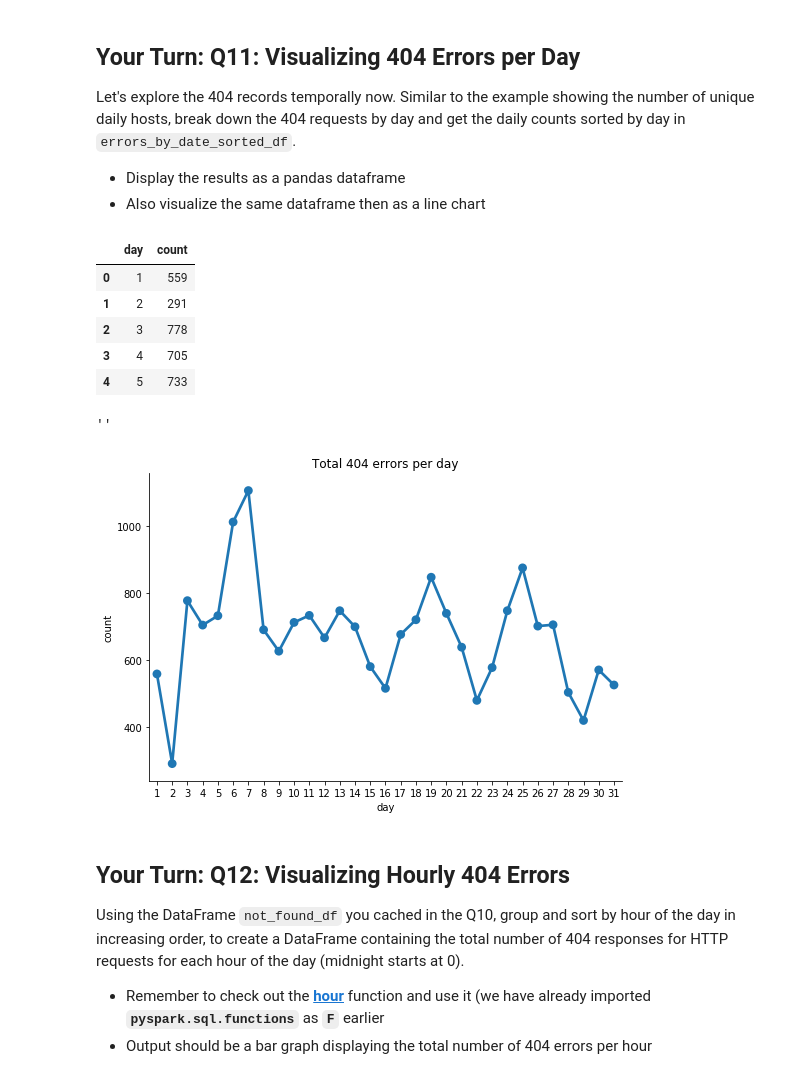
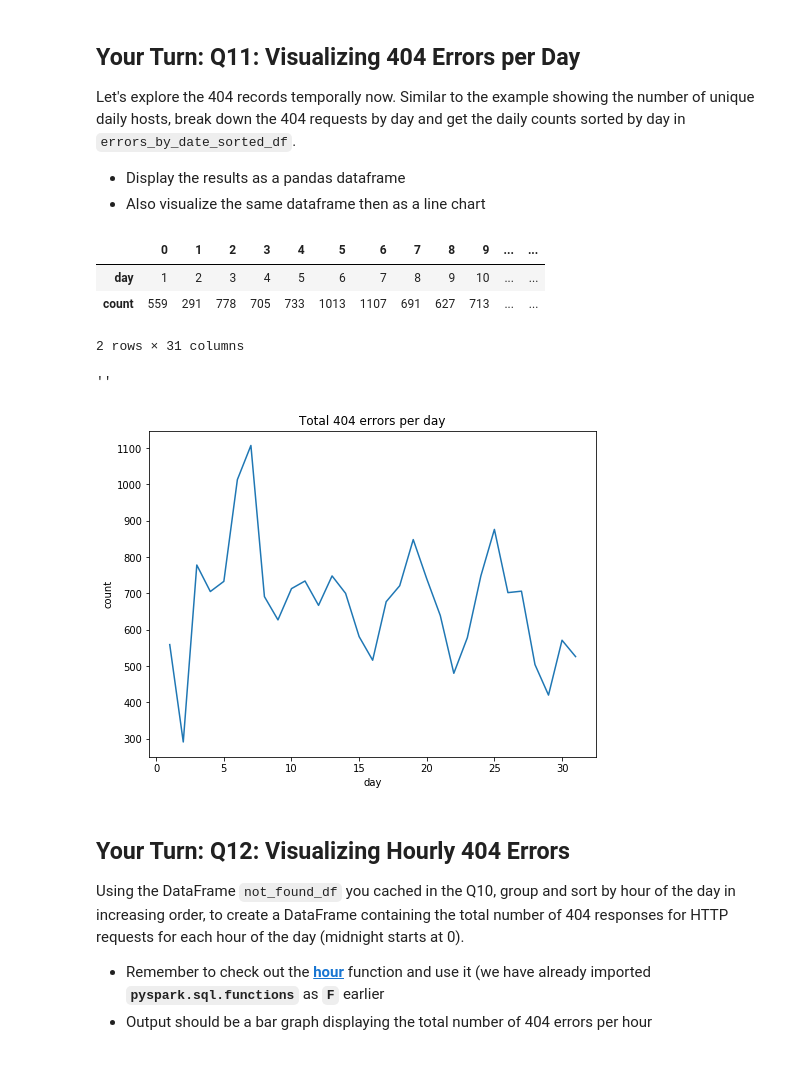
Before and after one commit to gdhakal/ml-projects-portfolio, a Jupyter notebook: data-wrangling-at-scale-with-spark/data_wrangling_at_scale_with_spark.ipynb, the cells around one changed output. Drawn from its saved outputs; the diff is of its cells as text; code cells hidden in the pictures.

```diff
--- a/data-wrangling-at-scale-with-spark/data_wrangling_at_scale_with_spark.ipynb
+++ b/data-wrangling-at-scale-with-spark/data_wrangling_at_scale_with_spark.ipynb
@@ -531,3 +544,10 @@ logs_df = logs_df.na.fill({'content_size': 0})
+# %%
+'''
+TODO: Replace <FILL IN> with appropriate code
+logs_df = <FILL IN>
+'''
+
+logs_df = logs_df.na.fill({'content_size': 0})
 # %% [markdown]
 Now assuming you were able to fill in the missing values successfully in the previous question, we should have no missing values \ nulls in our dataset. Let's verify this!
 # %%
@@ -1008,34 +1056,41 @@ Let's explore the 404 records temporally now. Similar to the example showing the
 - Display the results as a pandas dataframe
 - Also visualize the same dataframe then as a line chart
 # %%
+'''
+TODO: Replace <FILL IN> with appropriate code
+
+errors_by_date_sorted_df = (not_found_df
+                                .<FILL IN>)
+'''
+
 daily_errors_sorted_df = (not_found_df
                           .groupBy(F.dayofmonth('time')
                                    .alias('day'))
                           .count()
                           .sort("day"))
 
-daily_errors_sorted_pd_df = daily_errors_sorted_df.toPandas()
-daily_errors_sorted_pd_df.head()
+errors_by_date_sorted_pd_df = daily_errors_sorted_df.toPandas()
+errors_by_date_sorted_pd_df.T
 # %% [output]
-|  | day | count |
-| 0 | 1 | 559 |
-| 1 | 2 | 291 |
-| 2 | 3 | 778 |
-| 3 | 4 | 705 |
-| 4 | 5 | 733 |
+|  | 0 | 1 | 2 | 3 | 4 | 5 | 6 | 7 | 8 | 9 | ... | ... |
+| day | 1 | 2 | 3 | 4 | 5 | 6 | 7 | 8 | 9 | 10 | ... | ... |
+| count | 559 | 291 | 778 | 705 | 733 | 1013 | 1107 | 691 | 627 | 713 | ... | ... |
+2 rows × 31 columns
 # %%
-sns.catplot(x='day',
-            y='count',
-            data=daily_errors_sorted_pd_df,
-            kind='point',
-            height=5,
-            aspect=1.5)
+# errors_by_date_sorted_df.<FILL IN>
+
+fig_dims = (8, 6)
+fig, ax = plt.subplots(figsize=fig_dims)
+
+sns.lineplot(x='day',
+             y='count',
+             data=errors_by_date_sorted_pd_df)
 
 plt.title('Total 404 errors per day')
 ;
 # %% [output]
 ''
-[figure, old version]
+[figure, new version]
 # %% [markdown]
 ## Your Turn: Q12: Visualizing Hourly 404 Errors
 
```
Also changed, not shown: parts of 25 cells of this notebook, 4 other files.
